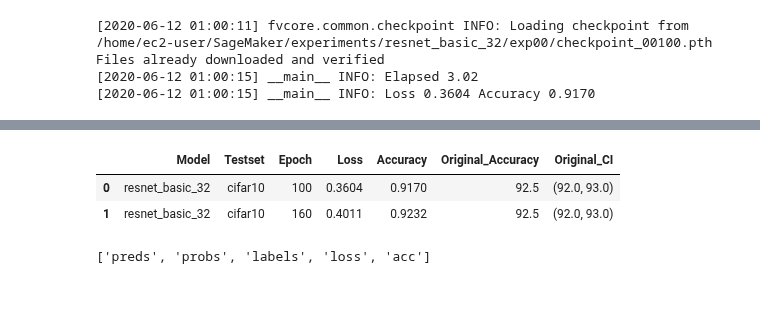
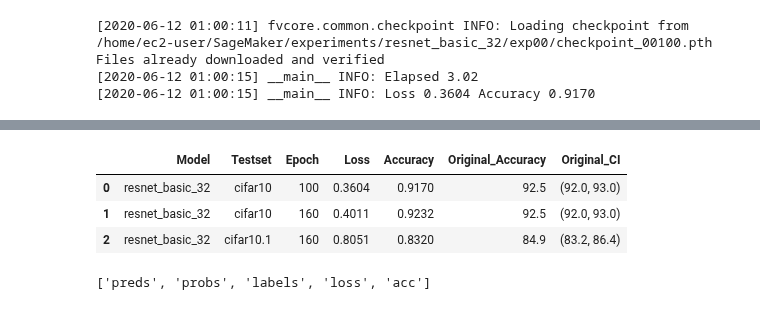
Before and after one commit to danzisar/w210-capstone, a Jupyter notebook: aws-notebooks/resnet_basic_32.ipynb, the cells around one changed output, grey strips where cells are left out. Cells and saved outputs as stored; diff of their text form; code cells hidden in the pictures.

```diff
--- a/aws-notebooks/resnet_basic_32.ipynb
+++ b/aws-notebooks/resnet_basic_32.ipynb
@@ -104,26 +119,27 @@ Files already downloaded and verified
 # %%
 # Write the results to a CSV file so that we can analyze later.
 import pandas as pd
 
-results = {'Model': ['resnet_basic_32', 'resnet_basic_32'],
-           'Testset': ['cifar10', 'cifar10'],
-           'Epoch': [100, 160],
-           'Loss': [0.3604, 0.4011],
-           'Accuracy': [0.9170, 0.9232],
-           'Original_Accuracy': [92.5, 92.5],
-           'Original_CI': [(92.0, 93.0), (92.0, 93.0)]
+results = {'Model': ['resnet_basic_32', 'resnet_basic_32', 'resnet_basic_32'],
+           'Testset': ['cifar10', 'cifar10', 'cifar10.1'],
+           'Epoch': [100, 160, 160],
+           'Loss': [0.3604, 0.4011, 0.8051],
+           'Accuracy': [0.9170, 0.9232, 0.8320],
+           'Original_Accuracy': [92.5, 92.5, 84.9],
+           'Original_CI': [(92.0, 93.0), (92.0, 93.0), (83.2, 86.4)]
            }
 
 df = pd.DataFrame(results, columns = ['Model', 'Testset', 'Epoch', 'Loss', 'Accuracy',
                                       'Original_Accuracy', 'Original_CI'])
 
 
 df.to_csv('/home/ec2-user/SageMaker/experiments/resnet_basic_32/exp00/results.csv')
 df.head()
 # %% [output]
 |  | Model | Testset | Epoch | Loss | Accuracy | Original_Accuracy | Original_CI |
 | 0 | resnet_basic_32 | cifar10 | 100 | 0.3604 | 0.9170 | 92.5 | (92.0, 93.0) |
 | 1 | resnet_basic_32 | cifar10 | 160 | 0.4011 | 0.9232 | 92.5 | (92.0, 93.0) |
+| 2 | resnet_basic_32 | cifar10.1 | 160 | 0.8051 | 0.8320 | 84.9 | (83.2, 86.4) |
 # %%
 # Peak inside the output file for predictions
 import numpy as np
```
Also changed, not shown: parts of 1 cell of this notebook, 13 other files.
